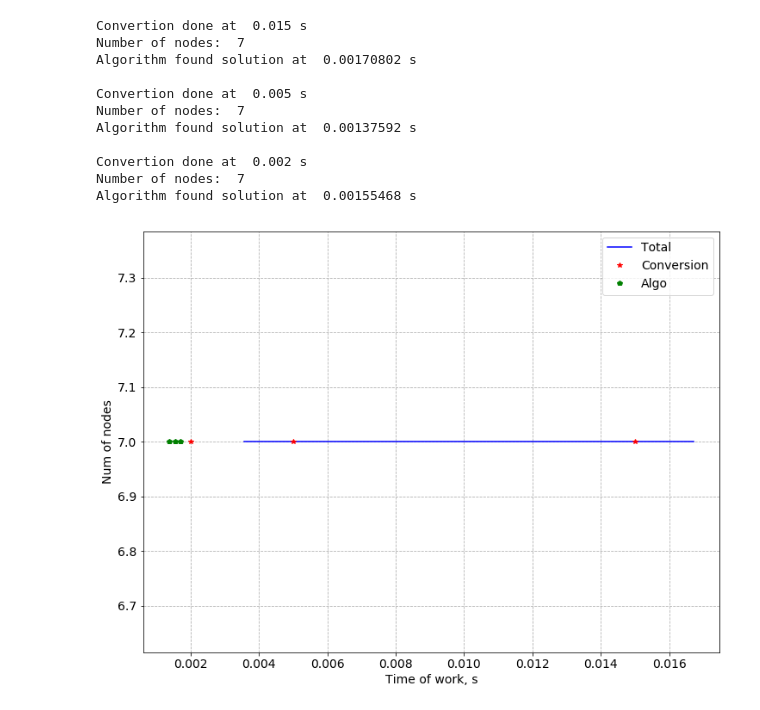
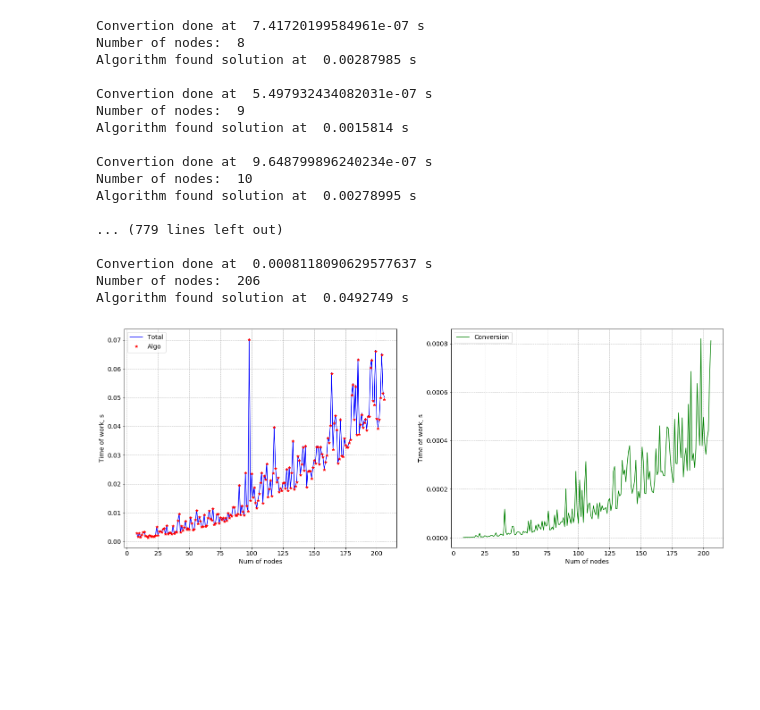
Before and after one commit to tkrasav/diploma, a Jupyter notebook: visualisation/graph.ipynb, the cells around one changed output. Cells and saved outputs as stored; diff of their text form; code cells hidden in the pictures; blank space fills up the shorter version.

Commit message:
Visualisation fixed

```diff
--- a/visualisation/graph.ipynb
+++ b/visualisation/graph.ipynb
@@ -26,25 +28,34 @@ algorithm_time = []
 
 start_time = time.time()
 
-start_state = structure.parse('../res/current.json')
-target_state = structure.parse('../res/target.json')
-
-for how_many_nodes_need in [0, 1, 2]:
+for how_many_nodes_need in range(1, 200):
+	start_state = structure.parse('../res/current.json')
+	target_state = structure.parse('../res/target.json')
 	base_name = start_state[0].uid
 	for i in range(how_many_nodes_need):
 		base_node = copy.deepcopy(start_state[0])
 
-		base_node.uid = base_node.uid + str(i)
-		where_choose = list(range(how_many_nodes_need))
+		base_node.uid = base_node.uid + '_' + str(i)
+		where_choose = list(range(how_many_nodes_need)) #+ list([base_name])
 		where_choose.remove(i)
-		how_many_refs = random.choice([1, 2, 3])
+		how_many_refs = random.choice(list(range(how_many_nodes_need)))
+		# print("Refs ", how_many_refs, " Where_choose: ", where_choose)
 		rand = random.sample(where_choose, how_many_refs)
 		base_node.references = []
 		for reference in list(rand):
 			base_node.references.append(
-				structure.Reference.get_instance(base_name + str(reference), ["tosca.relationships.DependsOn"])
+				structure.Reference.get_instance(base_name + '_' + str(reference), ["tosca.relationships.DependsOn"])
 			)
+		start_state.append(base_node)
 
+		target_node = copy.deepcopy(base_node)
+		target_node.attributes.status = "Created"
+		target_state.append(target_node)
+
+# 	print("Start: ", len(start_state), "Target: ", len(target_state))
+# 	for node in start_state:
+# 		for attr in node.attributes.__dict__.keys():
+# 			print("Inside: ", node.uid, node.attributes.get(attr))
 	out = convert.generate_sas(start_state)
 	goal = convert.generate_sas(target_state)
 	convert.write_sas("output_sample.sas", out, goal)
@@ -69,32 +80,45 @@ for how_many_nodes_need in [0, 1, 2]:
 	algorithm_time.append(just_time)
 	timers.append(just_time + convert_time)
 # %% [output]
-Convertion done at  0.015 s
-Number of nodes:  7
-Algorithm found solution at  0.00170802 s
+Convertion done at  7.41720199584961e-07 s
+Number of nodes:  8
+Algorithm found solution at  0.00287985 s
 
-Convertion done at  0.005 s
-Number of nodes:  7
-Algorithm found solution at  0.00137592 s
+Convertion done at  5.497932434082031e-07 s
+Number of nodes:  9
+Algorithm found solution at  0.0015814 s
 
-Convertion done at  0.002 s
-Number of nodes:  7
-Algorithm found solution at  0.00155468 s
+Convertion done at  9.648799896240234e-07 s
+Number of nodes:  10
+Algorithm found solution at  0.00278995 s
+
+... (779 lines left out)
+
+Convertion done at  0.0008118090629577637 s
+Number of nodes:  206
+Algorithm found solution at  0.0492749 s
 # %%
 %matplotlib inline
 import matplotlib.pyplot as plt
 import matplotlib
 
 matplotlib.rcParams.update({'font.size': 14})
 
 # timers = [datetime.datetime.fromtimestamp(t*1000) for t in timers]
-plt.figure(figsize=(12,9))
-plt.plot(timers, variables, 'b-', label="Total")
-plt.plot(conversion_time, variables, 'r*', label="Conversion")
-plt.plot(algorithm_time, variables, 'gp', label="Algo")
-plt.xlabel("Time of work, s")
-plt.ylabel("Num of nodes")
+plt.figure(figsize=(24,9))
+plt.subplot(1, 2, 1)
+plt.plot(variables, timers, 'b-', label="Total")
+plt.plot(variables, algorithm_time, 'r*', label="Algo")
+plt.ylabel("Time of work, s")
+plt.xlabel("Num of nodes")
 plt.legend()
 plt.grid(linestyle="--")
+
+plt.subplot(1, 2, 2)
+plt.ylabel("Time of work, s")
+plt.xlabel("Num of nodes")
+plt.plot(variables, conversion_time, 'g-', label="Conversion")
+plt.legend()
+plt.grid(linestyle="--")
 # %% [output]
-[figure, old version]
+[figure, new version]
```
Also changed, not shown: parts of 2 cells of this notebook, 3 other files.
